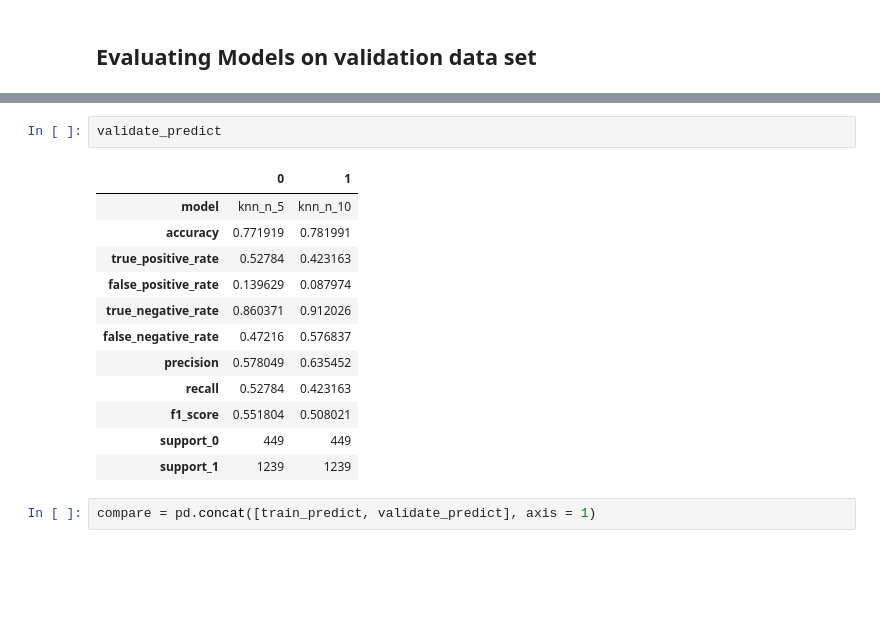
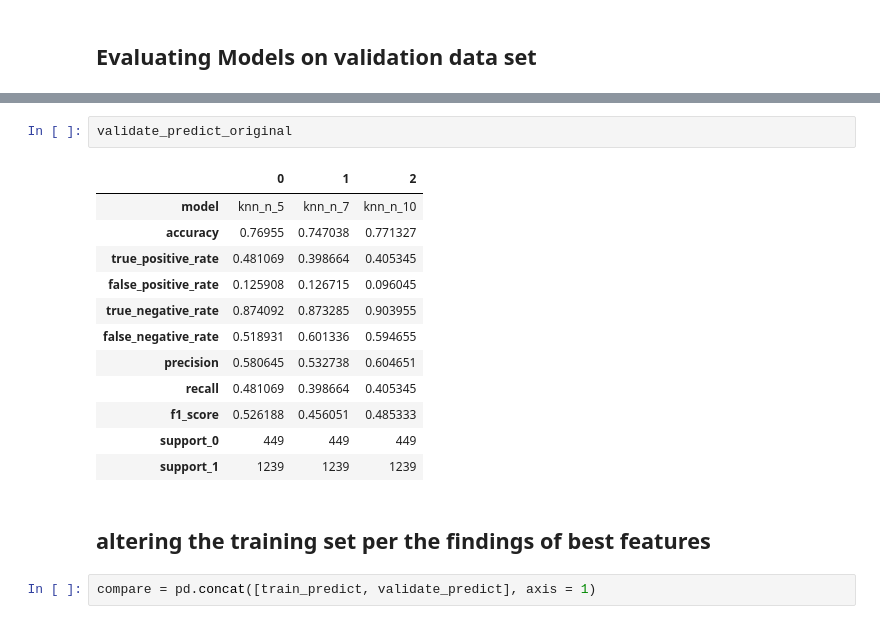
Before and after one commit to jcrosenberger/project1-telco, a Jupyter notebook: knn_model.ipynb, the cells around one changed output, grey strips where cells are left out. Cells and saved outputs as stored; diff of their text form; blank space fills up the shorter version.

Commit message:
worked on models which did not end up better than early model

```diff
--- a/knn_model.ipynb
+++ b/knn_model.ipynb
@@ -277,18 +340,20 @@ validate_predict = pd.DataFrame(validate_predict).T
 # %%
-validate_predict
+validate_predict_original
 # %% [output]
-|  | 0 | 1 |
-| model | knn_n_5 | knn_n_10 |
-| accuracy | 0.771919 | 0.781991 |
-| true_positive_rate | 0.52784 | 0.423163 |
-| false_positive_rate | 0.139629 | 0.087974 |
-| true_negative_rate | 0.860371 | 0.912026 |
-| false_negative_rate | 0.47216 | 0.576837 |
-| precision | 0.578049 | 0.635452 |
-| recall | 0.52784 | 0.423163 |
-| f1_score | 0.551804 | 0.508021 |
-| support_0 | 449 | 449 |
-| support_1 | 1239 | 1239 |
+|  | 0 | 1 | 2 |
+| model | knn_n_5 | knn_n_7 | knn_n_10 |
+| accuracy | 0.76955 | 0.747038 | 0.771327 |
+| true_positive_rate | 0.481069 | 0.398664 | 0.405345 |
+| false_positive_rate | 0.125908 | 0.126715 | 0.096045 |
+| true_negative_rate | 0.874092 | 0.873285 | 0.903955 |
+| false_negative_rate | 0.518931 | 0.601336 | 0.594655 |
+| precision | 0.580645 | 0.532738 | 0.604651 |
+| recall | 0.481069 | 0.398664 | 0.405345 |
+| f1_score | 0.526188 | 0.456051 | 0.485333 |
+| support_0 | 449 | 449 | 449 |
+| support_1 | 1239 | 1239 | 1239 |
+# %% [markdown]
+## altering the training set per the findings of best features
 # %%
 compare = pd.concat([train_predict, validate_predict], axis = 1)
 # %%
```
Also changed, not shown: parts of 23 cells of this notebook, 3 other files.
